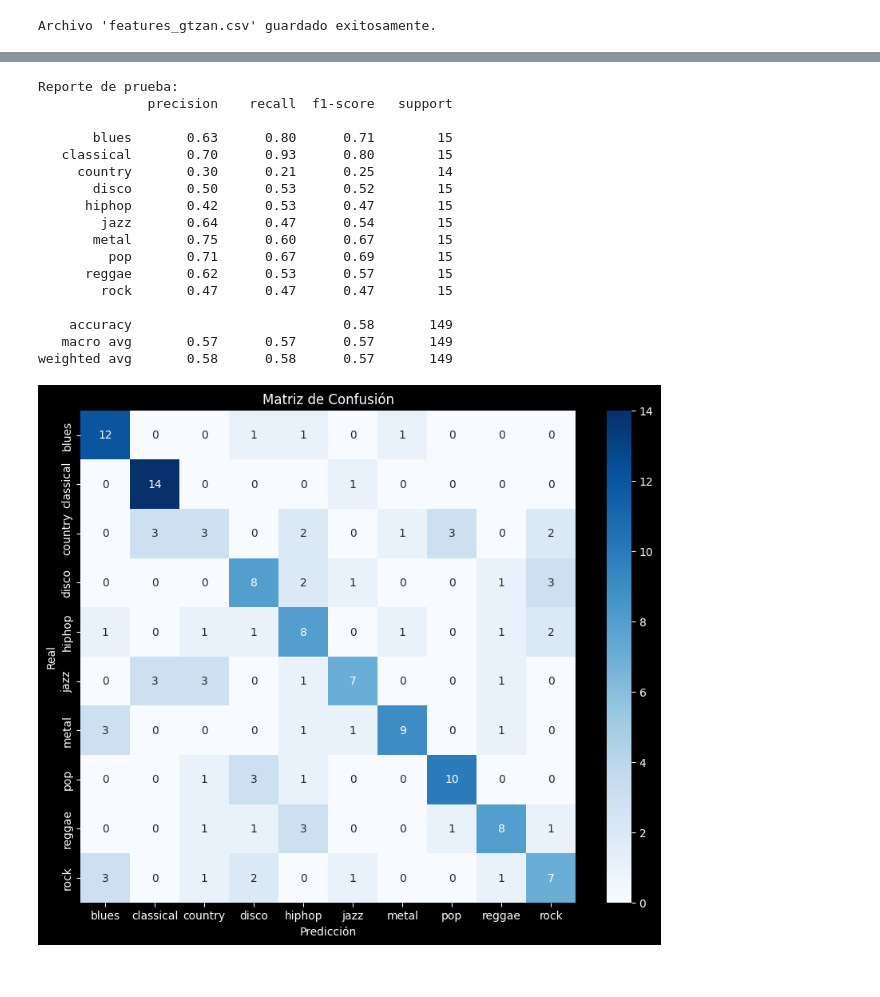
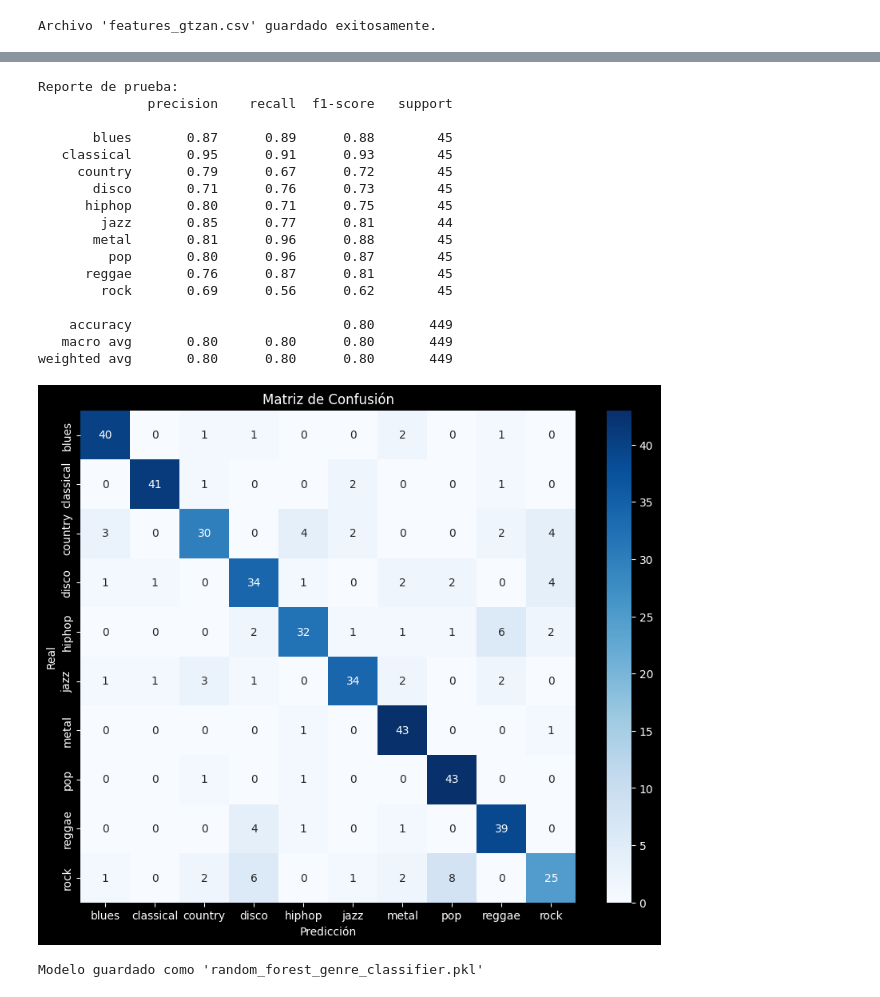
Before and after one commit to SixSunSets/Music-Genre-Classifier, a Jupyter notebook: notebook.ipynb, the cells around one changed output, grey strips where cells are left out. Cells and saved outputs as stored; diff of their text form; code cells hidden in the pictures.

```diff
--- a/notebook.ipynb
+++ b/notebook.ipynb
@@ -110,10 +138,8 @@ y = label_encoder.fit_transform(y)
 scaler = StandardScaler()
 X = scaler.fit_transform(X)
 
-X_train, X_temp, y_train, y_temp = train_test_split(X, y, test_size=0.3, random_state=42, stratify=y)
-X_val, X_test, y_val, y_test = train_test_split(X_temp, y_temp, test_size=0.5, random_state=42, stratify=y_temp)
+X_train, X_test, y_train, y_test = train_test_split(X, y, test_size=0.15, stratify=y)
 
 print(f"Tamaño del conjunto de entrenamiento: {len(X_train)}")
-print(f"Tamaño del conjunto de validación: {len(X_val)}")
 print(f"Tamaño del conjunto de prueba: {len(X_test)}")
 # %% [output]
@@ -132,12 +160,7 @@ import seaborn as sns
 # %%
 # Crear el modelo Random Forest
-rf_model = RandomForestClassifier(n_estimators=100, random_state=42)
+rf_model = RandomForestClassifier(n_estimators=200)
 
 # Entrenar el modelo
 rf_model.fit(X_train, y_train)
-
-# Validar el modelo
-y_val_pred = rf_model.predict(X_val)
-print("Reporte de validación:")
-print(classification_report(y_val, y_val_pred, target_names=label_encoder.classes_))
 # %% [output]
@@ -161,33 +168,38 @@ weighted avg       0.68      0.67      0.66       148
 # %%
 # Evaluar en los datos de prueba
 y_test_pred = rf_model.predict(X_test)
 print("Reporte de prueba:")
 print(classification_report(y_test, y_test_pred, target_names=label_encoder.classes_))
 
 # Matriz de confusión
 conf_matrix = confusion_matrix(y_test, y_test_pred)
 plt.figure(figsize=(10, 8))
 sns.heatmap(conf_matrix, annot=True, fmt='d', xticklabels=label_encoder.classes_, yticklabels=label_encoder.classes_, cmap='Blues')
 plt.xlabel("Predicción")
 plt.ylabel("Real")
 plt.title("Matriz de Confusión")
 plt.show()
+
+# Guardar el modelo entrenado
+joblib.dump(rf_model, "random_forest_genre_classifier.pkl")
+print("Modelo guardado como 'random_forest_genre_classifier.pkl'")
 # %% [output]
 Reporte de prueba:
               precision    recall  f1-score   support
 
-       blues       0.63      0.80      0.71        15
-   classical       0.70      0.93      0.80        15
-     country       0.30      0.21      0.25        14
-       disco       0.50      0.53      0.52        15
-      hiphop       0.42      0.53      0.47        15
-        jazz       0.64      0.47      0.54        15
-       metal       0.75      0.60      0.67        15
-         pop       0.71      0.67      0.69        15
-      reggae       0.62      0.53      0.57        15
-        rock       0.47      0.47      0.47        15
+       blues       0.87      0.89      0.88        45
+   classical       0.95      0.91      0.93        45
+     country       0.79      0.67      0.72        45
+       disco       0.71      0.76      0.73        45
+      hiphop       0.80      0.71      0.75        45
+        jazz       0.85      0.77      0.81        44
+       metal       0.81      0.96      0.88        45
+         pop       0.80      0.96      0.87        45
+      reggae       0.76      0.87      0.81        45
+        rock       0.69      0.56      0.62        45
 
-    accuracy                           0.58       149
-   macro avg       0.57      0.57      0.57       149
-weighted avg       0.58      0.58      0.57       149
+    accuracy                           0.80       449
+   macro avg       0.80      0.80      0.80       449
+weighted avg       0.80      0.80      0.80       449
-[figure, old version]
+[figure, new version]
+Modelo guardado como 'random_forest_genre_classifier.pkl'
```
Also changed, not shown: parts of 26 cells of this notebook, 4 other files.
